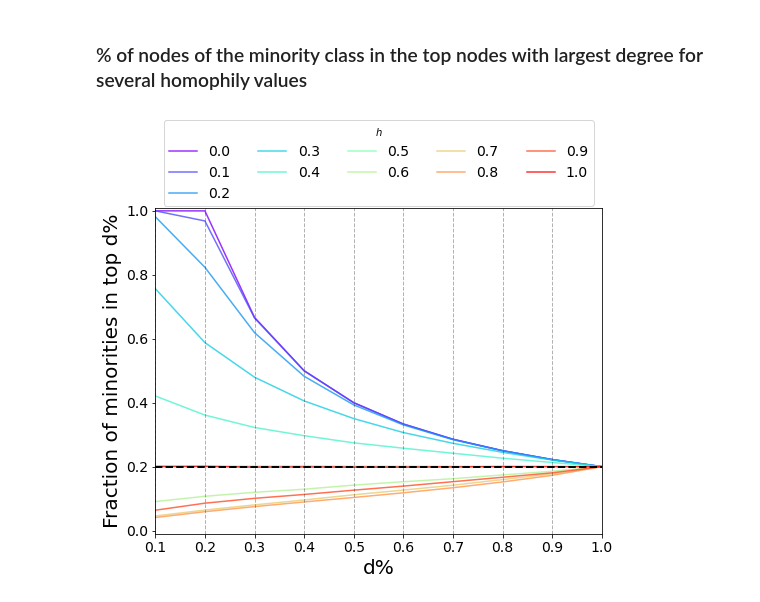
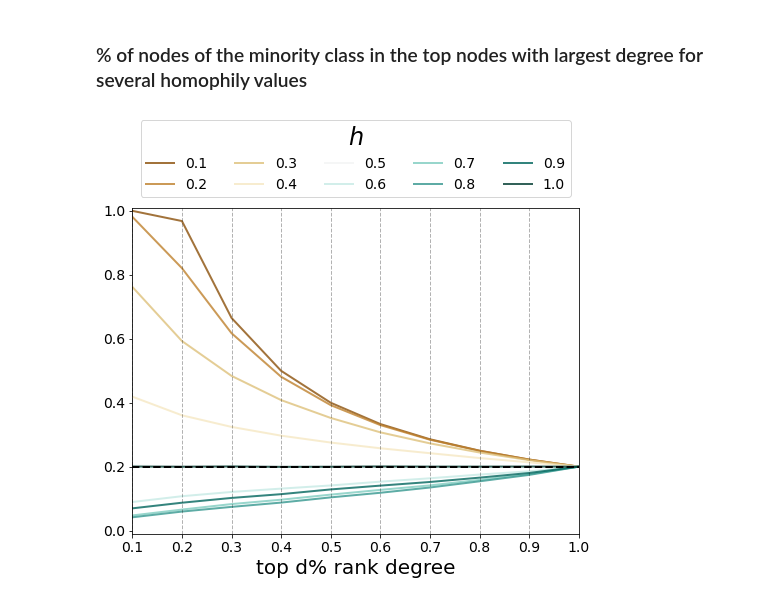
Before and after one commit to danielroncel/tfg, a Jupyter notebook: homophilic_no_preferential_attachment/create_plots.ipynb, the cells around one changed output. Saved outputs shown, nothing was run; the diff lists cells and outputs as text; code cells hidden in the pictures.

Commit message:
update base model results

```diff
--- a/homophilic_no_preferential_attachment/create_plots.ipynb
+++ b/homophilic_no_preferential_attachment/create_plots.ipynb
@@ -58,10 +44,0 @@ current_path += '/outputs/test_data'
-# %%
-# set the parameters of each experiment
-n = 500
-m = 5
-c0 = [0.8, 0.8, 0.8, 0.8]
-c1 = [0.2, 0.2, 0.2, 0.2]
-h = [0, 0.3, 0.7, 1]
-n_simulations = 20
-
-avg_degree_majority, avg_degree_minority, degree_dist_majority, degree_dist_minority, results, step = graphics.load_data_for_plots(n=n, m=m, c0=c0, c1=c1, h=h, n_simulations=n_simulations, folder_name=current_path)
@@ -127,0 +83,12 @@ plt.show()
+# %%
+current_path = os.path.abspath(os.getcwd()).replace('\\', '/')
+current_path += '/outputs/exec_1'
+# %%
+n = 5000
+m = 5
+c0 = [0.8, 0.8, 0.8, 0.8, 0.8]
+c1 = [0.2, 0.2, 0.2, 0.2, 0.2]
+h = [0, 0.2, 0.5, 0.8, 1]
+n_simulations = 20
+
+avg_degree_majority, avg_degree_minority, degree_dist_majority, degree_dist_minority, results, step = graphics.load_data_for_plots(n=n, m=m, c0=c0, c1=c1, h=h, n_simulations=n_simulations, folder_name=current_path)
@@ -237,29 +216,32 @@ plt.show()
 # %%
 fig, ax = plt.subplots(1, 1, figsize=(8, 6))
 
-evenly_spaced_interval = np.linspace(0, 1, len(h))
-colors = [plt.cm.rainbow(x) for x in evenly_spaced_interval]
-
-for i in range(len(h)):
-    plt.plot(step_1, results_1[i,:], alpha=0.8, color=colors[i])
-
 h = [0, 0.1, 0.2, 0.3, 0.4, 0.5, 0.6, 0.7, 0.8, 0.9, 1]
 
-plt.xlabel("d%", fontsize=20)
+evenly_spaced_interval = np.linspace(0, 1, len(h))
+colors = [plt.cm.BrBG(x) for x in evenly_spaced_interval]
+
+for i in range(1, len(h)):
+    plt.plot(step_1, results_1[i,:], alpha=0.8, color=colors[i], linewidth=2)
+
+#h = [0, 0.1, 0.2, 0.3, 0.4, 0.5, 0.6, 0.7, 0.8, 0.9, 1]
+h = [0.1, 0.2, 0.3, 0.4, 0.5, 0.6, 0.7, 0.8, 0.9, 1]
+
+plt.xlabel("top d% rank degree", fontsize=20)
 plt.xticks(fontsize=14)
-plt.ylabel("Fraction of minorities in top d%", fontsize=20)
+#plt.ylabel("Fraction of minorities in top d%", fontsize=20)
 plt.yticks(fontsize=14)
 
 plt.legend(["%.1f" % (h[i]) for i in range(len(h))], title=r"$h$", loc='upper center',  bbox_to_anchor=(0.5, 1.29),
           fancybox=True, shadow=False, ncol=5, fontsize=14)
-
+plt.rcParams['legend.title_fontsize'] = 18
 for v in h:
     plt.axvline(x=v, linewidth=1, linestyle='--', color='k', alpha=0.3)
 
 # Reference line
 plt.axhline(y=0.2, xmin=0, xmax=1, linestyle='--', color='k', linewidth=2)
 
 plt.axis([0.1, 1, -0.01, 1.01])
 plt.show()
 # %% [output]
-[figure, old version]
+[figure, new version]
```
Also changed, not shown: parts of 9 cells of this notebook.
